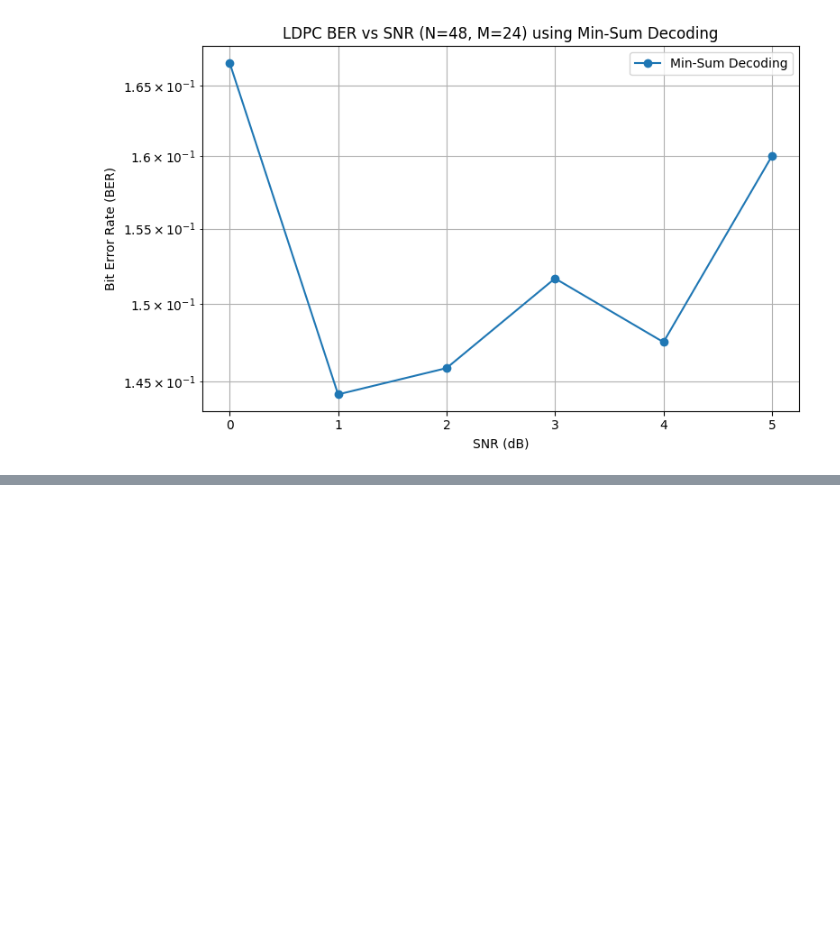
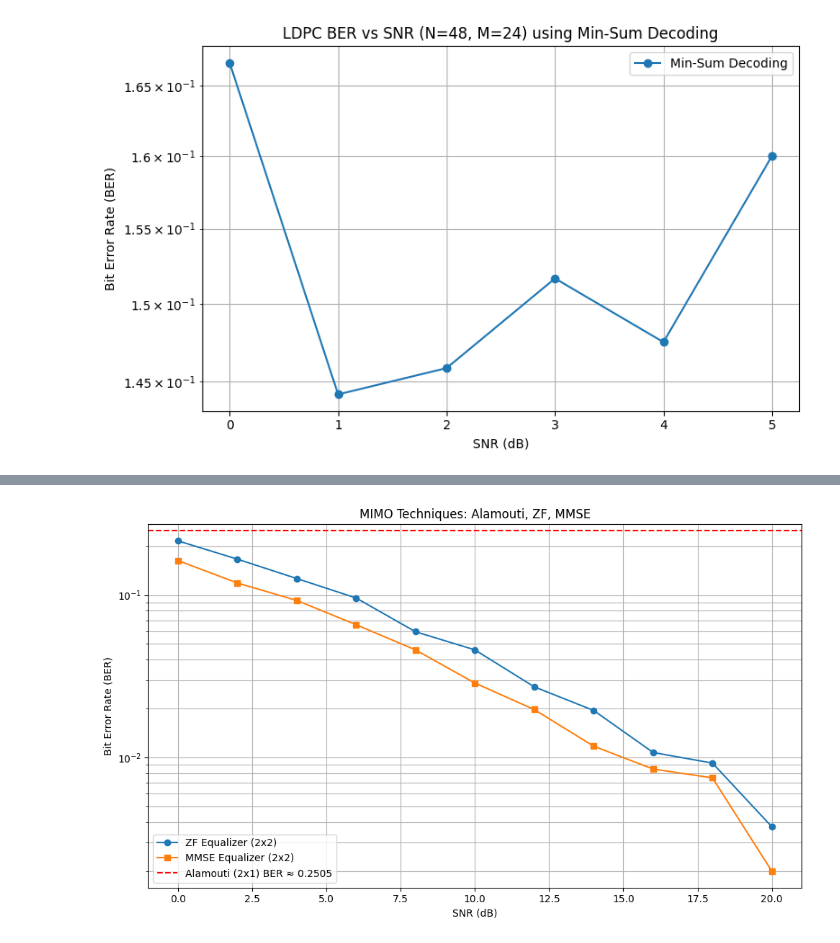
Before and after one commit to hamed-h98/5G_projects, a Jupyter notebook: 02_OFDM_QAM/Tutorial_Notebook/OFDM_QAM_TX_RX.ipynb, the cells around one changed output, grey strips where cells are left out. Saved outputs shown, nothing was run; the diff lists cells and outputs as text; code cells hidden in the pictures; blank space fills up the shorter version.

Commit message:
update MIMO OFDM

```diff
--- a/02_OFDM_QAM/Tutorial_Notebook/OFDM_QAM_TX_RX.ipynb
+++ b/02_OFDM_QAM/Tutorial_Notebook/OFDM_QAM_TX_RX.ipynb
@@ -3563,0 +3674,88 @@ plt.show()
+# %%
+# ---------- Alamouti (2x1) STBC Simulation ----------
+def simulate_alamouti(num_symbols=1000, snr_db=10):
+    s1 = np.random.choice([-1, 1], num_symbols) + 1j * np.random.choice([-1, 1], num_symbols)
+    s2 = np.random.choice([-1, 1], num_symbols) + 1j * np.random.choice([-1, 1], num_symbols)
+
+    x1 = s1
+    x2 = s2
+    X = np.vstack([x1, -np.conj(x2), x2, np.conj(x1)]).T.reshape(-1, 2)
+
+    h1 = (np.random.randn(num_symbols) + 1j * np.random.randn(num_symbols)) / np.sqrt(2)
+    h2 = (np.random.randn(num_symbols) + 1j * np.random.randn(num_symbols)) / np.sqrt(2)
+
+    y = []
+    noise_std = np.sqrt(1 / (2 * 10**(snr_db/10)))
+
+    for i in range(num_symbols):
+        h = np.array([[h1[i]], [h2[i]]])
+        xi = X[2*i:2*i+2]
+        yi = xi @ h + noise_std * (np.random.randn(2, 1) + 1j * np.random.randn(2, 1))
+        y.append(yi.flatten())
+
+    y = np.array(y)
+    y1, y2 = y[:, 0], y[:, 1]
+
+    s1_hat = np.conj(h1)*y1 + h2*np.conj(y2)
+    s2_hat = np.conj(h2)*y1 - h1*np.conj(y2)
+    s1_hat /= np.abs(h1)**2 + np.abs(h2)**2
+    s2_hat /= np.abs(h1)**2 + np.abs(h2)**2
+
+    err1 = np.sum(np.sign(s1.real) != np.sign(s1_hat.real)) + np.sum(np.sign(s1.imag) != np.sign(s1_hat.imag))
+    err2 = np.sum(np.sign(s2.real) != np.sign(s2_hat.real)) + np.sum(np.sign(s2.imag) != np.sign(s2_hat.imag))
+
+    ber = (err1 + err2) / (2 * num_symbols * 2)
+    return ber
+
+# ---------- Spatial Multiplexing with ZF and MMSE ----------
+def simulate_mimo_zf_mmse(Nt=2, Nr=2, snr_db_range=range(0, 21, 2), num_trials=1000):
+    ber_zf = []
+    ber_mmse = []
+
+    for snr_db in snr_db_range:
+        errors_zf = 0
+        errors_mmse = 0
+        total_bits = 0
+        noise_var = 1 / (10 ** (snr_db / 10))
+
+        for _ in range(num_trials):
+            x = (np.random.choice([-1, 1], Nt) + 1j * np.random.choice([-1, 1], Nt)) / np.sqrt(2)
+            H = (np.random.randn(Nr, Nt) + 1j * np.random.randn(Nr, Nt)) / np.sqrt(2)
+            noise = np.sqrt(noise_var / 2) * (np.random.randn(Nr) + 1j * np.random.randn(Nr))
+            y = H @ x + noise
+
+            H_zf = np.linalg.pinv(H)
+            x_hat_zf = H_zf @ y
+
+            HhH = H.conj().T @ H
+            W_mmse = np.linalg.inv(HhH + noise_var * np.eye(Nt)) @ H.conj().T
+            x_hat_mmse = W_mmse @ y
+
+            errors_zf += np.sum(np.sign(x.real) != np.sign(x_hat_zf.real)) + \
+                         np.sum(np.sign(x.imag) != np.sign(x_hat_zf.imag))
+            errors_mmse += np.sum(np.sign(x.real) != np.sign(x_hat_mmse.real)) + \
+                           np.sum(np.sign(x.imag) != np.sign(x_hat_mmse.imag))
+            total_bits += 2 * Nt
+
+        ber_zf.append(errors_zf / total_bits)
+        ber_mmse.append(errors_mmse / total_bits)
+
+    return snr_db_range, ber_zf, ber_mmse
+
+# ---------- Run and Plot ----------
+ber_alamouti = simulate_alamouti()
+snrs, ber_zf, ber_mmse = simulate_mimo_zf_mmse()
+
+plt.figure(figsize=(10, 6))
+plt.semilogy(snrs, ber_zf, 'o-', label='ZF Equalizer (2x2)')
+plt.semilogy(snrs, ber_mmse, 's-', label='MMSE Equalizer (2x2)')
+plt.axhline(ber_alamouti, color='red', linestyle='--', label=f'Alamouti (2x1) BER ≈ {ber_alamouti:.4f}')
+plt.xlabel('SNR (dB)')
+plt.ylabel('Bit Error Rate (BER)')
+plt.grid(True, which='both')
+plt.title('MIMO Techniques: Alamouti, ZF, MMSE')
+plt.legend()
+plt.tight_layout()
+plt.show()
+# %% [output]
+[figure, added]
```
Also changed, not shown: parts of 1 cell of this notebook.
